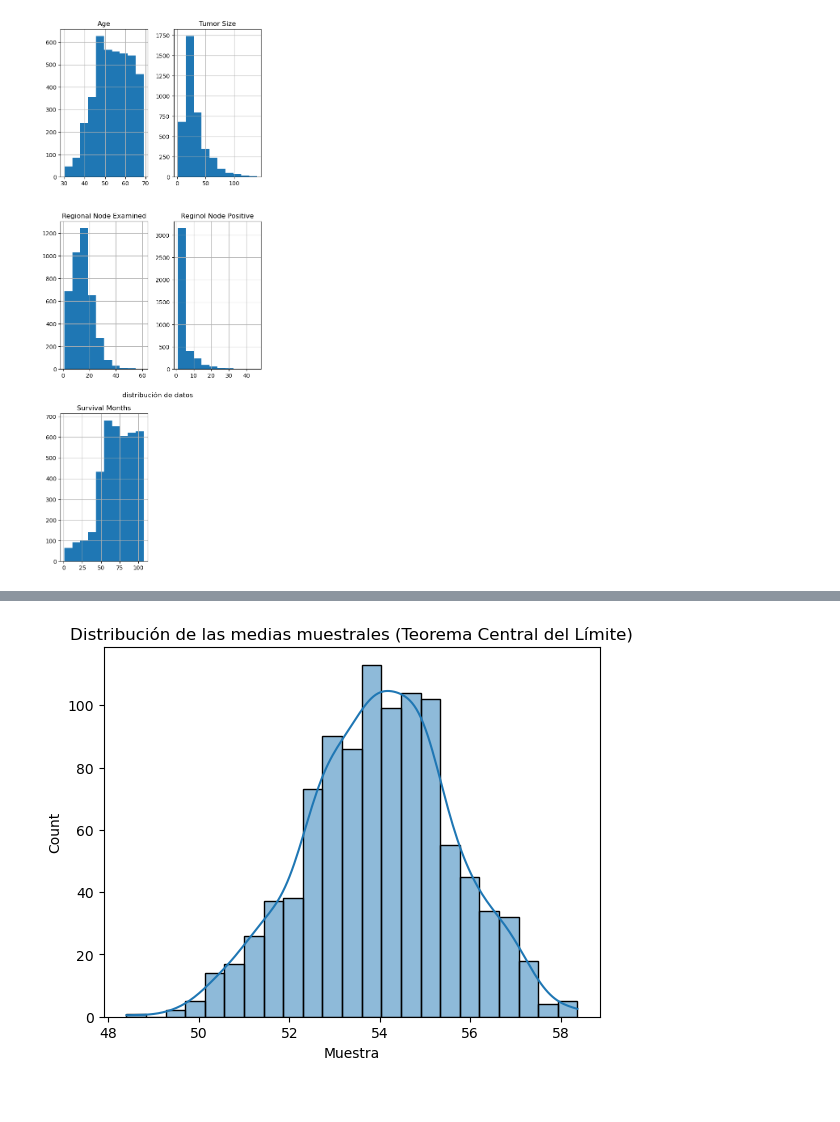
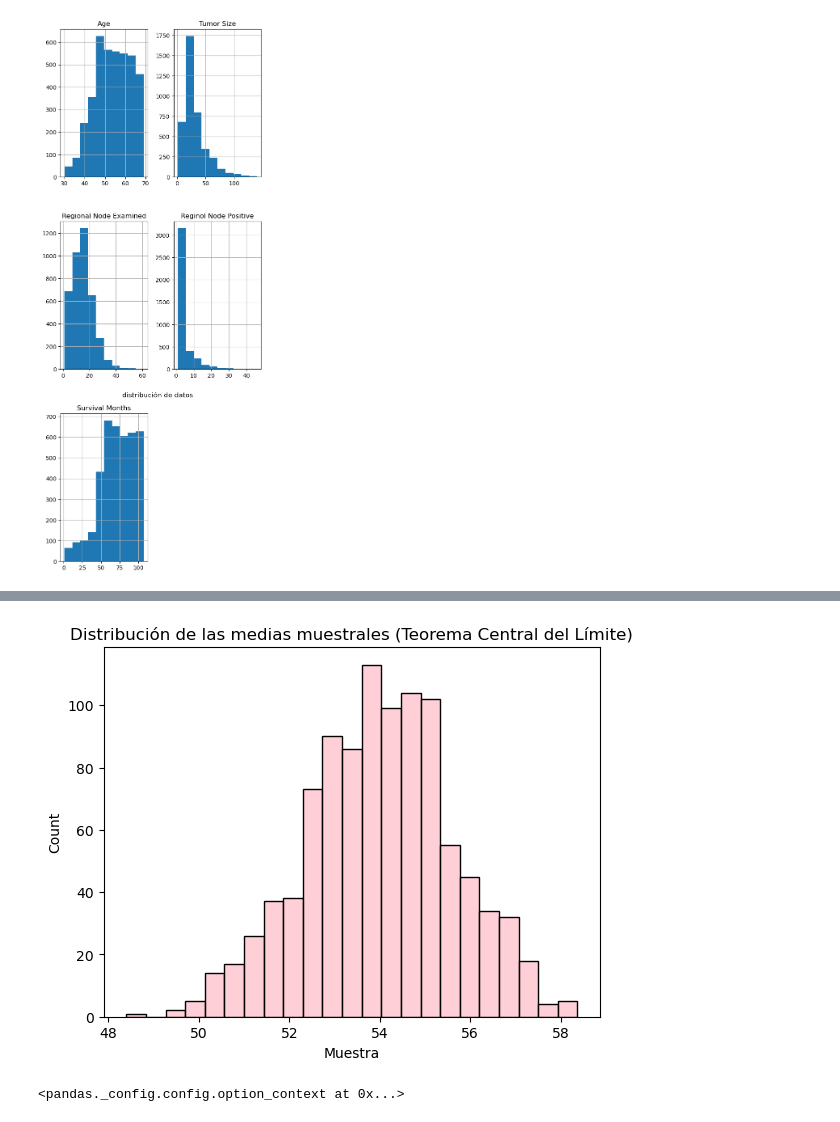
Before and after one commit to TheLudway/cancer-de-mama, a Jupyter notebook: Kaggle_Tomas.ipynb, the cells around one changed output, grey strips where cells are left out. Saved outputs shown, nothing was run; the diff lists cells and outputs as text; code cells hidden in the pictures.

```diff
--- a/Kaggle_Tomas.ipynb
+++ b/Kaggle_Tomas.ipynb
@@ -149,8 +160,10 @@ for _ in range(1000):
 # %%
 muestras_df = pd.DataFrame(muestras, columns=['Muestra'])
 # %%
-sns.histplot(muestras_df['Muestra'], kde=True)
+sns.histplot(muestras_df['Muestra'], color="#FFC0CB")
 plt.title('Distribución de las medias muestrales (Teorema Central del Límite)')
 plt.show()
+pd.option_context('mode.use_NaN_as_na', True)
 # %% [output]
-[figure, old version]
+[figure, new version]
+<pandas._config.config.option_context at 0x...>
```
Also changed, not shown: parts of 8 cells of this notebook.
